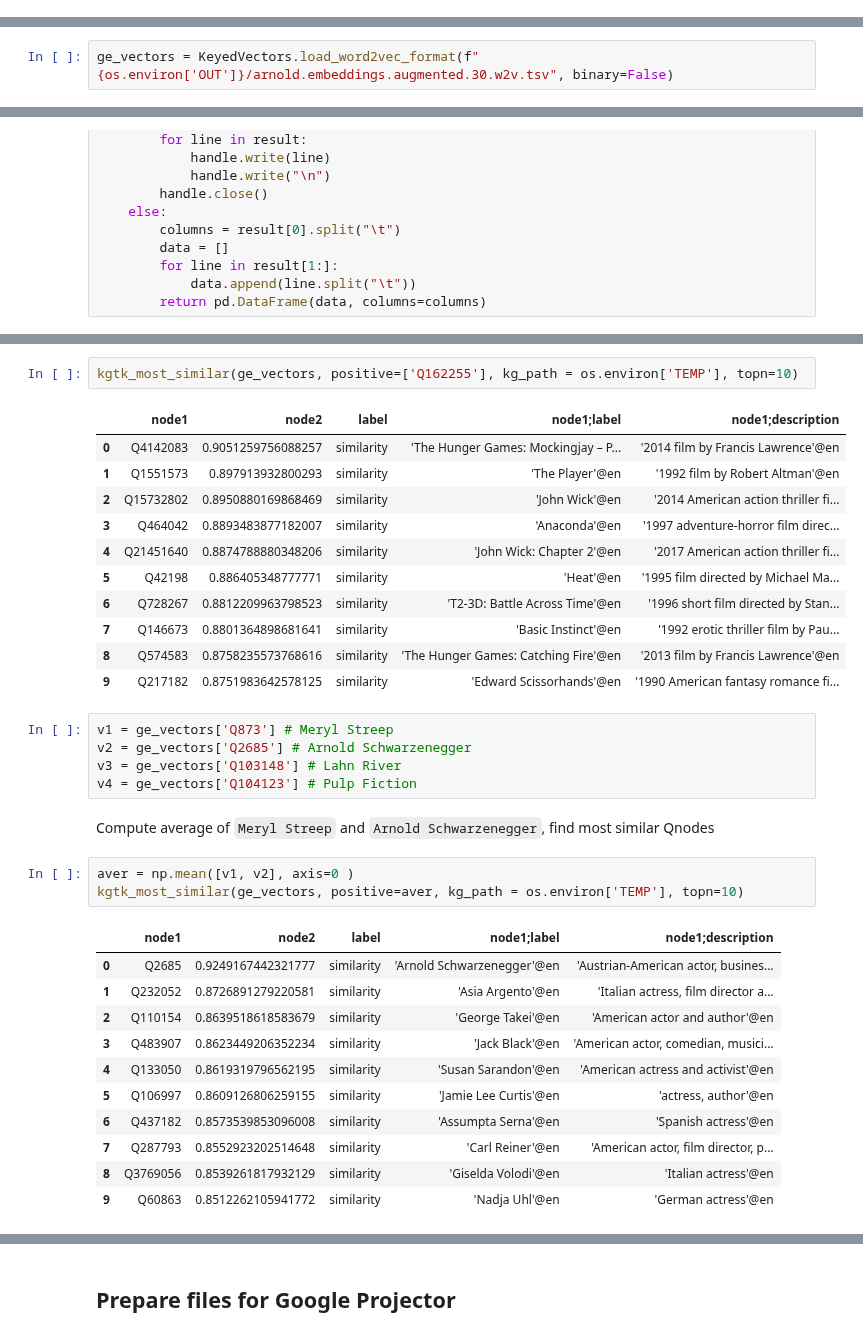
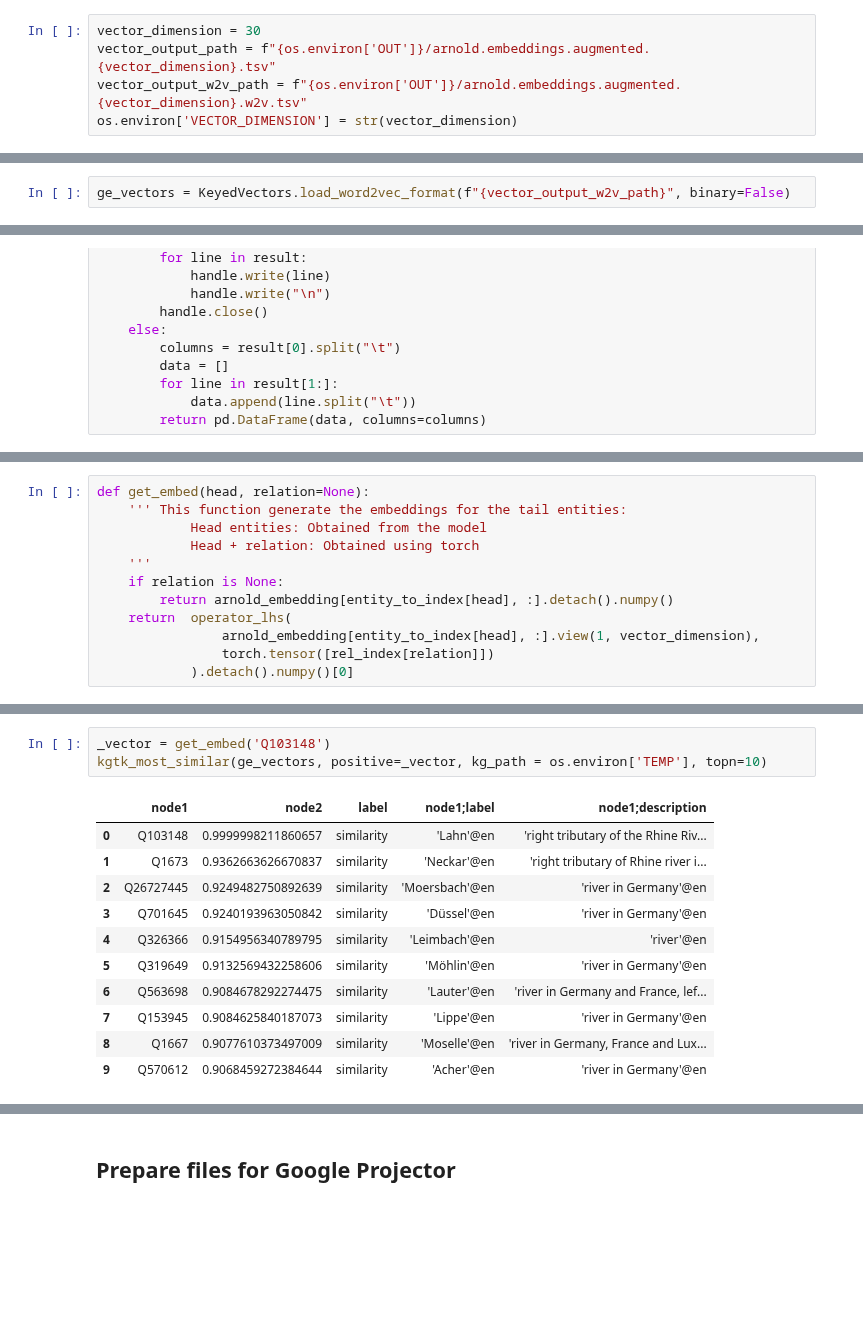
Before and after one commit to usc-isi-i2/kgtk-notebooks, a Jupyter notebook: tutorial/kg-graph-embeddings.ipynb, the cells around one changed output, grey strips where cells are left out. Drawn from its saved outputs; the diff is of its cells as text; blank space fills up the shorter version.

```diff
--- a/tutorial/kg-graph-embeddings.ipynb
+++ b/tutorial/kg-graph-embeddings.ipynb
@@ -64,6 +70,11 @@ node1   label   node2   id      node2;wikidatatype
 P10     alias   'gif'@en        P10-alias-en-282226-0
 P10     alias   'animation'@en  P10-alias-en-2f86d8-0
 P10     alias   'media'@en      P10-alias-en-c1427e-0
+# %%
+vector_dimension = 30
+vector_output_path = f"{os.environ['OUT']}/arnold.embeddings.augmented.{vector_dimension}.tsv"
+vector_output_w2v_path = f"{os.environ['OUT']}/arnold.embeddings.augmented.{vector_dimension}.w2v.tsv"
+os.environ['VECTOR_DIMENSION'] = str(vector_dimension)
 # %% [markdown]
 ## Compute ComplEx Graph Embeddings
 # %% [markdown]
@@ -124,7 +147,7 @@ convert_kgtk_to_w2v(f"{os.environ['OUT']}/arnold.embeddings.augmented.30.tsv", f
 # %% [markdown]
 #### Load the vectos into `gensim`
 # %%
-ge_vectors = KeyedVectors.load_word2vec_format(f"{os.environ['OUT']}/arnold.embeddings.augmented.30.w2v.tsv", binary=False)
+ge_vectors = KeyedVectors.load_word2vec_format(f"{vector_output_w2v_path}", binary=False)
 # %% [markdown]
 Define a function to compute the `topn` similar vectors, and get the labels and descriptions of the matching Qnodes.
 # %%
@@ -179,0 +245,12 @@ Find the most similar 10 Qnodes to `Q2685` (Arnold Schwarzenegger)
+# %%
+def get_embed(head, relation=None):
+    ''' This function generate the embeddings for the tail entities:
+            Head entities: Obtained from the model
+            Head + relation: Obtained using torch
+    '''
+    if relation is None:
+        return arnold_embedding[entity_to_index[head], :].detach().numpy()
+    return  operator_lhs(
+                arnold_embedding[entity_to_index[head], :].view(1, vector_dimension),
+                torch.tensor([rel_index[relation]])
+            ).detach().numpy()[0]
@@ -196,36 +325,15 @@ Find the most similar 10 Qnodes to `Q162255` (Terminator,the movie)
 # %%
-kgtk_most_similar(ge_vectors, positive=['Q162255'], kg_path = os.environ['TEMP'], topn=10)
+_vector = get_embed('Q103148')
+kgtk_most_similar(ge_vectors, positive=_vector, kg_path = os.environ['TEMP'], topn=10)
 # %% [output]
 |  | node1 | node2 | label | node1;label | node1;description |
-| 0 | Q4142083 | 0.9051259756088257 | similarity | 'The Hunger Games: Mockingjay – P... | '2014 film by Francis Lawrence'@en |
-| 1 | Q1551573 | 0.897913932800293 | similarity | 'The Player'@en | '1992 film by Robert Altman'@en |
-| 2 | Q15732802 | 0.8950880169868469 | similarity | 'John Wick'@en | '2014 American action thriller fi... |
-| 3 | Q464042 | 0.8893483877182007 | similarity | 'Anaconda'@en | '1997 adventure-horror film direc... |
-| 4 | Q21451640 | 0.8874788880348206 | similarity | 'John Wick: Chapter 2'@en | '2017 American action thriller fi... |
-| 5 | Q42198 | 0.886405348777771 | similarity | 'Heat'@en | '1995 film directed by Michael Ma... |
-| 6 | Q728267 | 0.8812209963798523 | similarity | 'T2-3D: Battle Across Time'@en | '1996 short film directed by Stan... |
-| 7 | Q146673 | 0.8801364898681641 | similarity | 'Basic Instinct'@en | '1992 erotic thriller film by Pau... |
-| 8 | Q574583 | 0.8758235573768616 | similarity | 'The Hunger Games: Catching Fire'@en | '2013 film by Francis Lawrence'@en |
-| 9 | Q217182 | 0.8751983642578125 | similarity | 'Edward Scissorhands'@en | '1990 American fantasy romance fi... |
+| 0 | Q103148 | 0.9999998211860657 | similarity | 'Lahn'@en | 'right tributary of the Rhine Riv... |
+| 1 | Q1673 | 0.9362663626670837 | similarity | 'Neckar'@en | 'right tributary of Rhine river i... |
+| 2 | Q26727445 | 0.9249482750892639 | similarity | 'Moersbach'@en | 'river in Germany'@en |
+| 3 | Q701645 | 0.9240193963050842 | similarity | 'Düssel'@en | 'river in Germany'@en |
+| 4 | Q326366 | 0.9154956340789795 | similarity | 'Leimbach'@en | 'river'@en |
+| 5 | Q319649 | 0.9132569432258606 | similarity | 'Möhlin'@en | 'river in Germany'@en |
+| 6 | Q563698 | 0.9084678292274475 | similarity | 'Lauter'@en | 'river in Germany and France, lef... |
+| 7 | Q153945 | 0.9084625840187073 | similarity | 'Lippe'@en | 'river in Germany'@en |
+| 8 | Q1667 | 0.9077610373497009 | similarity | 'Moselle'@en | 'river in Germany, France and Lux... |
+| 9 | Q570612 | 0.9068459272384644 | similarity | 'Acher'@en | 'river in Germany'@en |
-# %%
-v1 = ge_vectors['Q873'] # Meryl Streep
-v2 = ge_vectors['Q2685'] # Arnold Schwarzenegger
-v3 = ge_vectors['Q103148'] # Lahn River
-v4 = ge_vectors['Q104123'] # Pulp Fiction
-# %% [markdown]
-Compute average of `Meryl Streep` and `Arnold Schwarzenegger`, find most similar Qnodes
-# %%
-aver = np.mean([v1, v2], axis=0 )
-kgtk_most_similar(ge_vectors, positive=aver, kg_path = os.environ['TEMP'], topn=10)
-# %% [output]
-|  | node1 | node2 | label | node1;label | node1;description |
-| 0 | Q2685 | 0.9249167442321777 | similarity | 'Arnold Schwarzenegger'@en | 'Austrian-American actor, busines... |
-| 1 | Q232052 | 0.8726891279220581 | similarity | 'Asia Argento'@en | 'Italian actress, film director a... |
-| 2 | Q110154 | 0.8639518618583679 | similarity | 'George Takei'@en | 'American actor and author'@en |
-| 3 | Q483907 | 0.8623449206352234 | similarity | 'Jack Black'@en | 'American actor, comedian, musici... |
-| 4 | Q133050 | 0.8619319796562195 | similarity | 'Susan Sarandon'@en | 'American actress and activist'@en |
-| 5 | Q106997 | 0.8609126806259155 | similarity | 'Jamie Lee Curtis'@en | 'actress, author'@en |
-| 6 | Q437182 | 0.8573539853096008 | similarity | 'Assumpta Serna'@en | 'Spanish actress'@en |
-| 7 | Q287793 | 0.8552923202514648 | similarity | 'Carl Reiner'@en | 'American actor, film director, p... |
-| 8 | Q3769056 | 0.8539261817932129 | similarity | 'Giselda Volodi'@en | 'Italian actress'@en |
-| 9 | Q60863 | 0.8512262105941772 | similarity | 'Nadja Uhl'@en | 'German actress'@en |
```
Also changed, not shown: parts of 35 cells of this notebook.
